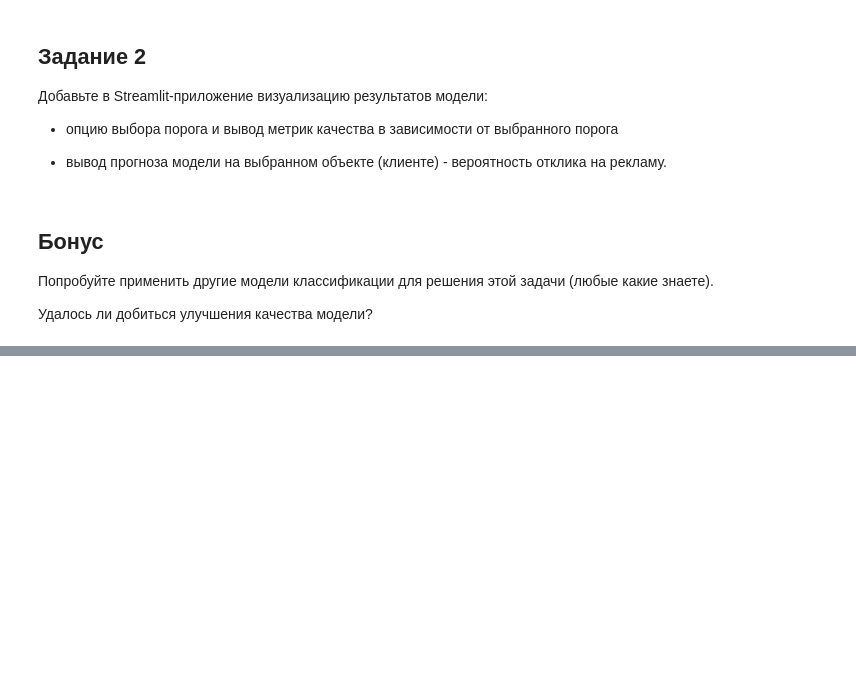
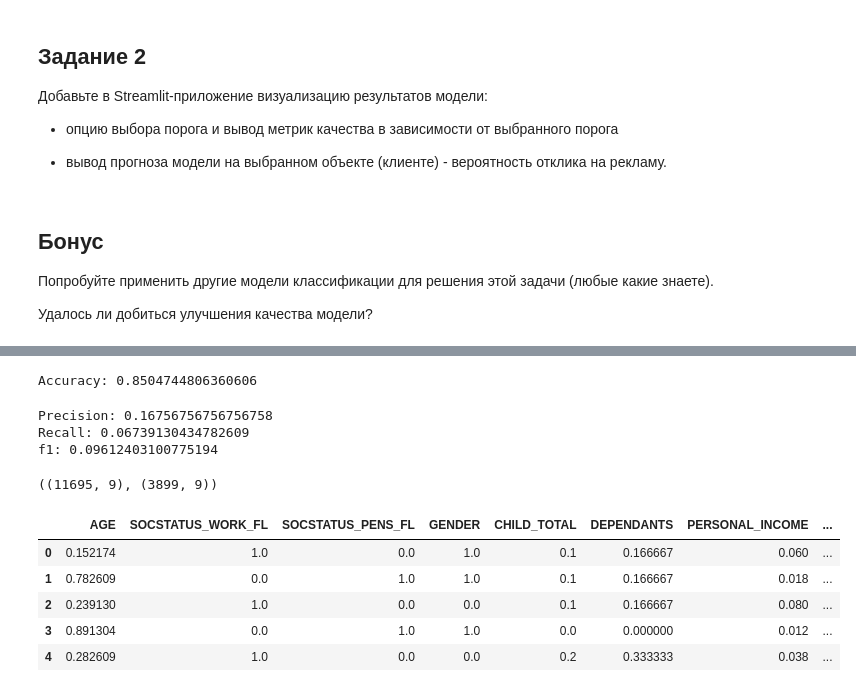
Before and after one commit to TransGaz/linear_models, a Jupyter notebook: HomeTask_hw_07_part1.ipynb, the cells around one changed output, grey strips where cells are left out. Saved outputs shown, nothing was run; the diff lists cells and outputs as text; code cells hidden in the pictures; blank space fills up the shorter version.

```diff
--- a/HomeTask_hw_07_part1.ipynb
+++ b/HomeTask_hw_07_part1.ipynb
@@ -359,0 +484,19 @@ with open('model.pickle', 'wb') as f:
+# %%
+from sklearn.ensemble import RandomForestClassifier
+
+rfc = RandomForestClassifier()
+rfc.fit(X_train, y_train)
+
+pred_rfc = rfc.predict(X_test)
+
+print(f'Accuracy: {accuracy_score(y_test, pred_rfc)}')
+# %% [output]
+Accuracy: 0.8504744806360606
+# %%
+print(f"Precision: {precision_score(y_test, pred_rfc)}")
+print(f"Recall: {recall_score(y_test, pred_rfc)}")
+print(f"f1: {f1_score(y_test, pred_rfc)}")
+# %% [output]
+Precision: 0.16756756756756758
+Recall: 0.06739130434782609
+f1: 0.09612403100775194
@@ -359,0 +507,27 @@ with open('model.pickle', 'wb') as f:
+# %%
+df = pd.read_csv('datasets/bank_clients.csv')
+#df.info()
+# again, and again
+X = df.drop(['TARGET', 'AGREEMENT_RK'], axis=1)
+y = df['TARGET']
+X_train, X_test, y_train, y_test = train_test_split(X , y, test_size=0.25, random_state=42)
+X_train.shape, X_test.shape
+# %% [output]
+((11695, 9), (3899, 9))
+# %%
+from sklearn.preprocessing import MinMaxScaler
+
+mms = MinMaxScaler()
+mms.fit(X_train) # вычислить min, max по каждому столбцу
+
+X_train = pd.DataFrame(ss.transform(X_train), columns=X_train.columns)
+X_test = pd.DataFrame(ss.transform(X_test), columns=X_test.columns)
+
+X_train.head()
+# %% [output]
+|  | AGE | SOCSTATUS_WORK_FL | SOCSTATUS_PENS_FL | GENDER | CHILD_TOTAL | DEPENDANTS | PERSONAL_INCOME | ... |
+| 0 | 0.152174 | 1.0 | 0.0 | 1.0 | 0.1 | 0.166667 | 0.060 | ... |
+| 1 | 0.782609 | 0.0 | 1.0 | 1.0 | 0.1 | 0.166667 | 0.018 | ... |
+| 2 | 0.239130 | 1.0 | 0.0 | 0.0 | 0.1 | 0.166667 | 0.080 | ... |
+| 3 | 0.891304 | 0.0 | 1.0 | 1.0 | 0.0 | 0.000000 | 0.012 | ... |
+| 4 | 0.282609 | 1.0 | 0.0 | 0.0 | 0.2 | 0.333333 | 0.038 | ... |
```
Also changed, not shown: parts of 34 cells of this notebook.
